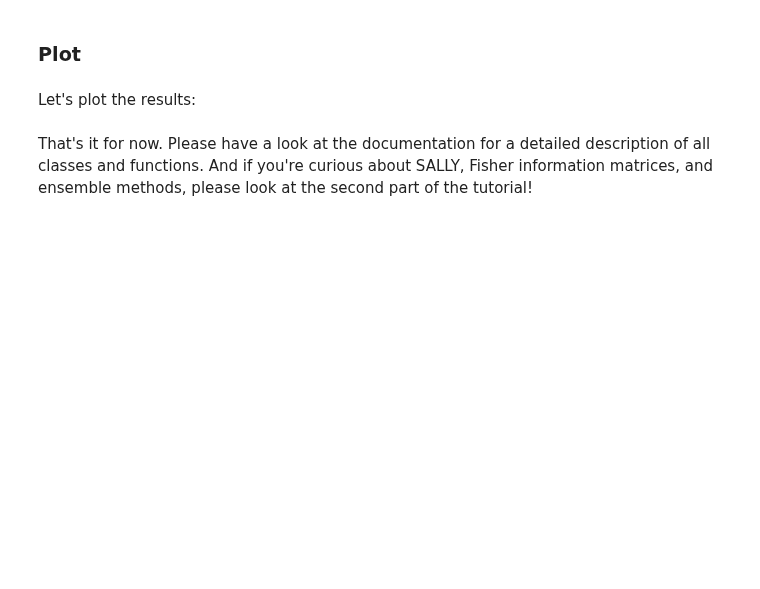
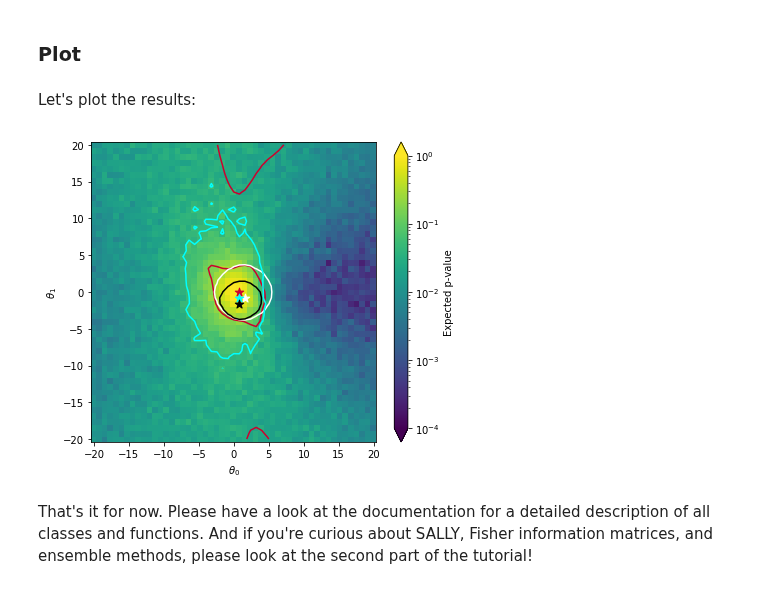
Before and after one commit to madminer-tool/madminer, a Jupyter notebook: examples/tutorial_parton_level/1_from_cards_to_likelihood_ratio.ipynb, the cells around one changed output. Drawn from its saved outputs; the diff is of its cells as text; code cells hidden in the pictures; blank space fills up the shorter version.

```diff
--- a/examples/tutorial_parton_level/1_from_cards_to_likelihood_ratio.ipynb
+++ b/examples/tutorial_parton_level/1_from_cards_to_likelihood_ratio.ipynb
@@ -658,46 +668,48 @@ cbar = fig.colorbar(pcm, ax=ax, extend='both')
 plt.contour(
     centers, centers, p_values_expected_ml.reshape((resolution, resolution)),
     levels=[0.05],
-    linestyles='-', colors='white'
+    linestyles='-', colors='#CC002E'
 )
 plt.contour(
     centers, centers, p_values_expected_xsec.reshape((resolution, resolution)),
     levels=[0.05],
-    linestyles='-', colors='mediumblue'
+    linestyles='-', colors='white'
 )
 plt.contour(
     centers, centers, p_values_expected_histo.reshape((resolution, resolution)),
     levels=[0.05],
     linestyles='-', colors='cyan'
 )
 plt.contour(
     centers, centers, p_values_observed.reshape((resolution, resolution)),
     levels=[0.05],
     linestyles='-', colors='black'
 )
 
 plt.scatter(
-    theta_grid[best_fit_expected_ml][0], theta_grid[best_fit_expected_ml][1],
+    theta_grid[best_fit_expected_xsec][0], theta_grid[best_fit_expected_xsec][1],
     s=80., color='white', marker='*'
 )
 plt.scatter(
-    theta_grid[best_fit_expected_xsec][0], theta_grid[best_fit_expected_xsec][1],
-    s=80., color='mediumblue', marker='*'
+    theta_grid[best_fit_expected_ml][0], theta_grid[best_fit_expected_ml][1],
+    s=80., color='#CC002E', marker='*'
 )
 plt.scatter(
     theta_grid[best_fit_expected_histo][0], theta_grid[best_fit_expected_histo][1],
     s=80., color='cyan', marker='*'
 )
 plt.scatter(
     theta_grid[best_fit_observed][0], theta_grid[best_fit_observed][1],
     s=80., color='black', marker='*'
 )
 
 plt.xlabel(r'$\theta_0$')
 plt.ylabel(r'$\theta_1$')
 cbar.set_label('Expected p-value')
 
 plt.tight_layout()
 plt.show()
+# %% [output]
+[figure, added]
 # %% [markdown]
 That's it for now. Please have a look at the documentation for a detailed description of all classes and functions. And if you're curious about SALLY, Fisher information matrices, and ensemble methods, please look at the second part of the tutorial!
```
Also changed, not shown: parts of 1 cell of this notebook.
